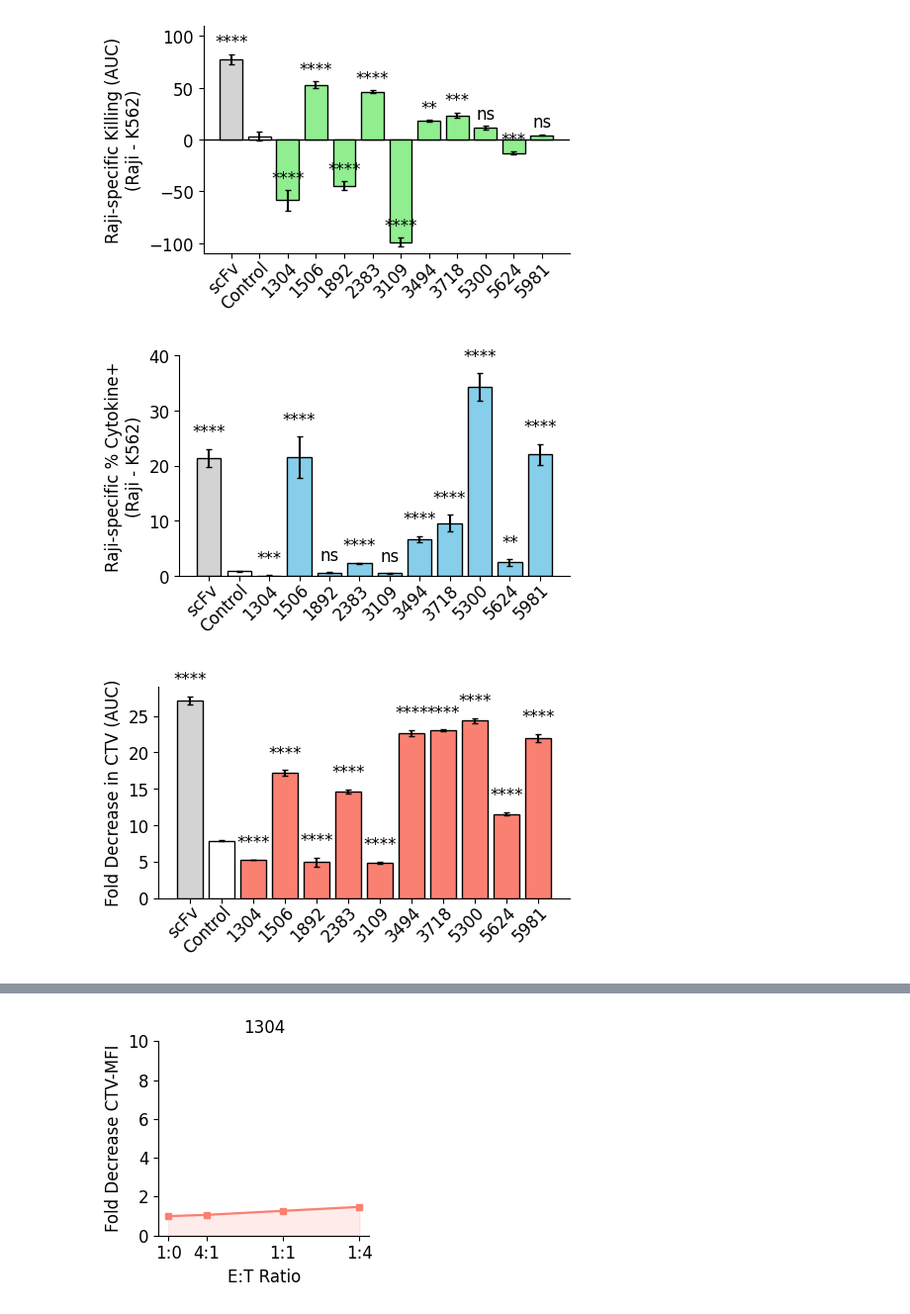
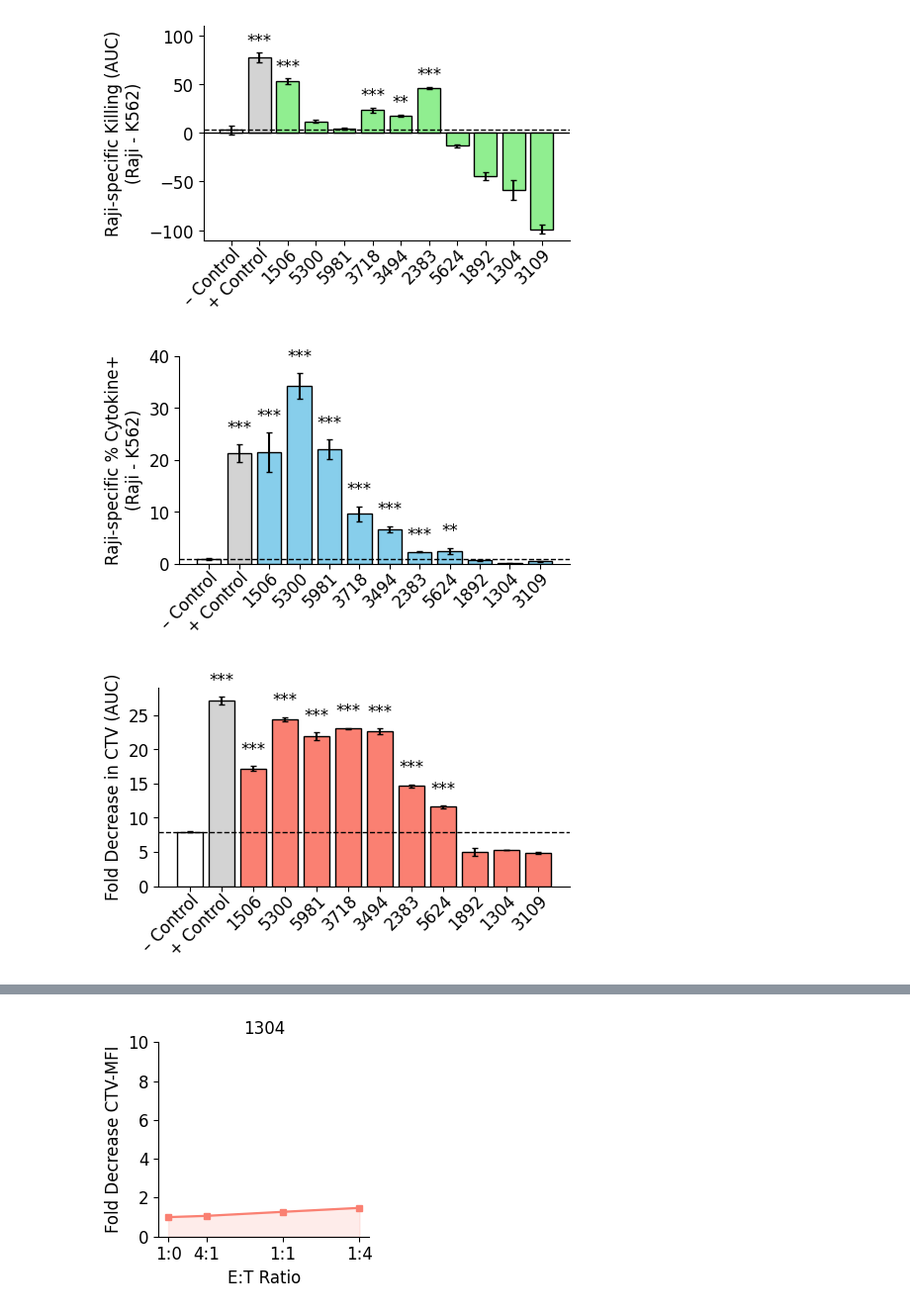
Before and after one commit to kosonocky/bits-to-binders, a Jupyter notebook: scripts/top_ten_plots.ipynb, the cells around one changed output, grey strips where cells are left out. Shown at 99% size. Saved outputs shown, nothing was run; the diff lists cells and outputs as text; code cells hidden in the pictures.

```diff
--- a/scripts/top_ten_plots.ipynb
+++ b/scripts/top_ten_plots.ipynb
@@ -63,6 +77,11 @@ plt.close()
 # %%
 df = pd.read_csv("../data/good/leah_indiv_data/leah_cytotoxicity-agg.csv")
-order = df["global_id"].astype(str).tolist()
+df["global_id"] = df["global_id"].astype(str)
+
+desired_order = ["Control", "scFv", "1506", "5300", "5981", "3718", "3494", "2383", "5624", "1892", "1304", "3109"]
+df = df.set_index("global_id").loc[desired_order].reset_index()
+order = df["global_id"].tolist()
+display_labels = ["– Control" if s == "Control" else "+ Control" if s == "scFv" else s for s in order]
 
 y = df["diff-avg"].to_numpy()
 yerr = df["diff-stderr"].to_numpy()
@@ -79,23 +98,22 @@ ax.bar(x, y, color=colors, edgecolor="black")
 ax.errorbar(x, y, yerr=yerr, fmt="none", ecolor="k", capsize=2, lw=1.5)
 
 ax.set_xticks(x)
-# shift a little bit toward center
-ax.set_xticklabels(order, rotation=45, ha="right", va="top", fontsize=12, rotation_mode="anchor")
+ax.set_xticklabels(display_labels, rotation=45, ha="right", va="top", fontsize=12, rotation_mode="anchor")
 ax.tick_params(axis="x", pad=0)
 ax.set_ylabel("Raji-specific Killing (AUC)\n(Raji - K562)", fontsize=12)
-# y lim -100 to 100
 ax.set_ylim(-110, 110)
 ax.axhline(0, color="0", linewidth=1, linestyle="-", zorder=0)
-# y tick 12
 ax.tick_params(axis="y", which="major", labelsize=12)
 ax.spines["top"].set_visible(False)
 ax.spines["right"].set_visible(False)
 
+# horizontal dotted line at the level of the negative control
+ctrl_idx = order.index("Control")
+ax.axhline(y[ctrl_idx], color="0", linewidth=1, linestyle="--", zorder=1)
+
 # -----------------------------
-# stats: one-sample test vs 0
+# stats: directional one-sided test (must be greater than Control)
 # -----------------------------
-ctrl_idx = order.index("Control")
-
 pvals = []
 for i in range(len(y)):
     if i == ctrl_idx:
@@ -104,7 +122,7 @@ for i in range(len(y)):
 
     se = np.sqrt(yerr[i]**2 + yerr[ctrl_idx]**2)
     z = (y[i] - y[ctrl_idx]) / se
-    p = 2 * (1 - norm.cdf(abs(z)))
+    p = 1 - norm.cdf(z)  # one-sided: significant only if greater than control
     pvals.append(p)
 
 pvals = np.array(pvals)
@@ -127,8 +145,6 @@ def bh_adjust(pvals):
 qvals = bh_adjust(pvals)
 
 def stars(q):
-    if q < 0.0001:
-        return "****"
     if q < 0.001:
         return "***"
     elif q < 0.01:
@@ -136,15 +152,13 @@ def stars(q):
     elif q < 0.05:
         return "*"
     else:
-        return "ns"
+        return ""
 
 ymax = (y + yerr).max()
 offset = 0.04 * ymax
 
 for xi, yi, ei, qi in zip(x, y, yerr, qvals):
     s = stars(qi)
-
-    # if control skip
     if xi == ctrl_idx:
         continue
     ax.text(
@@ -159,13 +173,18 @@ for xi, yi, ei, qi in zip(x, y, yerr, qvals):
 plt.tight_layout()
 plt.savefig("../results/top_ten_plots/agg_specific_killing_topten.png", bbox_inches="tight", dpi=300)
 
-# Bars show mean Raji-specific cytotoxicity AUC (Raji − K562) ± SE; significance stars denote BH-corrected two-sided z-tests comparing each construct to the negative control (ns, not significant; *, p < 0.05; **, p < 0.01; ***, p < 0.001; ****, p < 0.0001).
+# Bars show mean Raji-specific cytotoxicity AUC (Raji − K562) ± SE; significance stars denote BH-corrected one-sided z-tests (greater than negative control; ns, not significant; *, p < 0.05; **, p < 0.01; ***, p < 0.001).
 # %% [output]
-[figure, old version]
+[figure, new version]
 # %%
 df = pd.read_csv("../data/good/leah_indiv_data/leah_cytokine.csv")
+df["global_id"] = df["global_id"].astype(str)
 
-order = df["global_id"].astype(str).tolist()
+desired_order = ["Control", "scFv", "1506", "5300", "5981", "3718", "3494", "2383", "5624", "1892", "1304", "3109"]
+# desired_order = ["Control", "scFv", "1506", "5300", "5981", "3718", "3494", "2383", "5624", "1892", "1304", "3109"]
+df = df.set_index("global_id").loc[desired_order].reset_index()
+order = df["global_id"].tolist()
+display_labels = ["– Control" if s == "Control" else "+ Control" if s == "scFv" else s for s in order]
 
 no_cols = ["no_target-1", "no_target-2", "no_target-3"]
 raji_cols = ["vs_Raji-1", "vs_Raji-2", "vs_Raji-3"]
@@ -197,19 +216,20 @@ ax.bar(x, y, color=colors, edgecolor="black")
 ax.errorbar(x, y, yerr=yerr, fmt="none", ecolor="k", capsize=2, lw=1.5)
 
 ax.set_xticks(x)
-ax.set_xticklabels(order, rotation=45, ha="right", va="top", fontsize=12, rotation_mode="anchor")
+ax.set_xticklabels(display_labels, rotation=45, ha="right", va="top", fontsize=12, rotation_mode="anchor")
 ax.tick_params(axis="x", pad=0)
 
 ax.set_ylabel("Raji-specific % Cytokine+\n(Raji - K562)", fontsize=12)
-ax.set_ylim(0,40)
-# ax.axhline(0, color="0", linewidth=1, linestyle="-", zorder=0)
+ax.set_ylim(0, 40)
 ax.spines["top"].set_visible(False)
 ax.spines["right"].set_visible(False)
 ax.tick_params(axis="y", which="major", labelsize=12)
 
-# ---- stats vs negative control (Control) ----
+# horizontal dotted line at the level of the negative control
 ctrl_idx = order.index("Control")
+ax.axhline(y[ctrl_idx], color="0", linewidth=1, linestyle="--", zorder=1)
 
+# ---- stats vs negative control (directional: must be greater) ----
 pvals = []
 for i in range(len(y)):
     if i == ctrl_idx:
@@ -217,12 +237,11 @@ for i in range(len(y)):
         continue
     se = np.sqrt(yerr[i]**2 + yerr[ctrl_idx]**2)
     z = (y[i] - y[ctrl_idx]) / se
-    p = 2 * (1 - norm.cdf(abs(z)))
+    p = 1 - norm.cdf(z)  # one-sided
     pvals.append(p)
 pvals = np.asarray(pvals, dtype=float)
 
 qvals = bh_adjust(pvals)
-
 
 ymax = np.nanmax(y + yerr)
 offset = 0.04 * ymax if ymax != 0 else 0.5
@@ -235,12 +254,17 @@ for xi, yi, ei, qi in zip(x, y, yerr, qvals):
 plt.tight_layout()
 plt.savefig("../results/top_ten_plots/agg_specific_cytokine.png", bbox_inches="tight", dpi=300)
 
-# # Bars show mean cytokine-positive % in the vs-Raji condition ± SD (n = 3 technical replicates); significance stars denote BH-corrected two-sided Welch’s t-tests comparing each construct to the negative control (ns, not significant; *, p < 0.05; **, p < 0.01; ***, p < 0.001; ****, p < 0.0001).
+# Bars show mean cytokine-positive % in the vs-Raji condition ± SE; significance stars denote BH-corrected one-sided z-tests (greater than negative control; ns, not significant; *, p < 0.05; **, p < 0.01; ***, p < 0.001).
 # %% [output]
-[figure, old version]
+[figure, new version]
 # %%
 df = pd.read_csv("../data/good/leah_indiv_data/leah_ctv-exp-agg.csv")
-order = df["global_id"].astype(str).tolist()
+df["global_id"] = df["global_id"].astype(str)
+
+desired_order = ["Control", "scFv", "1506", "5300", "5981", "3718", "3494", "2383", "5624", "1892", "1304", "3109"]
+df = df.set_index("global_id").loc[desired_order].reset_index()
+order = df["global_id"].tolist()
+display_labels = ["– Control" if s == "Control" else "+ Control" if s == "scFv" else s for s in order]
 
 # -----------------------------
 # Proliferation (CTV-MFI AUC)
@@ -261,7 +285,7 @@ ax.bar(x, y, color=colors, edgecolor="black")
 ax.errorbar(x, y, yerr=se, fmt="none", ecolor="k", capsize=2, lw=1.5)
 
 ax.set_xticks(x)
-ax.set_xticklabels(order, rotation=45, ha="right", va="top", fontsize=12, rotation_mode="anchor")
+ax.set_xticklabels(display_labels, rotation=45, ha="right", va="top", fontsize=12, rotation_mode="anchor")
 ax.tick_params(axis="x", pad=0)
 ax.set_ylabel("Fold Decrease in CTV (AUC)", fontsize=12)
 
@@ -269,39 +293,43 @@ ax.spines["top"].set_visible(False)
 ax.spines["right"].set_visible(False)
 ax.tick_params(axis="y", which="major", labelsize=12)
 
-# stats vs Control using replicate values (Welch t approx via normal; BH across bars)
+# stats vs Control using replicate values (directional: must be greater)
 ctrl_idx = order.index("Control")
 ctrl_vals = df.loc[ctrl_idx, mfi_cols].to_numpy(dtype=float)
+
+# horizontal dotted line at the level of the negative control
+ctrl_y = float(np.mean(ctrl_vals))
+ax.axhline(ctrl_y, color="0", linewidth=1, linestyle="--", zorder=1)
 
 pvals = []
 for i in range(len(df)):
     if i == ctrl_idx:
         pvals.append(1.0)
         continue
     vals = df.loc[i, mfi_cols].to_numpy(dtype=float)
     m1, m0 = float(np.mean(vals)), float(np.mean(ctrl_vals))
     s1, s0 = float(np.std(vals, ddof=1)), float(np.std(ctrl_vals, ddof=1))
     n1, n0 = len(vals), len(ctrl_vals)
     se_diff = np.sqrt((s1**2)/n1 + (s0**2)/n0)
     z = (m1 - m0) / se_diff
-    pvals.append(2 * (1 - norm.cdf(abs(z))))
+    pvals.append(1 - norm.cdf(z))  # one-sided
 
 pvals = np.array(pvals)
 qvals = bh_adjust(pvals)
 
 ymax = (y + se).max()
 offset = 0.04 * ymax
 
 for xi, yi, ei, qi in zip(x, y, se, qvals):
     if xi == ctrl_idx:
         continue
     ax.text(xi, yi + ei + offset, stars(qi), ha="center", va="bottom", fontsize=12)
 
 plt.tight_layout()
 plt.savefig("../results/top_ten_plots/agg_ctv_mfi.png", bbox_inches="tight", dpi=300)
 
-# Bars show mean CTV MFI AUC ± SD (n = 3 technical replicates); significance stars denote BH-corrected two-sided Welch’s t-tests comparing each construct to the negative control (ns, not significant; *, p < 0.05; **, p < 0.01; ***, p < 0.001; ****, p < 0.0001).
+# Bars show mean CTV MFI AUC ± SE; significance stars denote BH-corrected one-sided z-tests (greater than negative control; ns, not significant; *, p < 0.05; **, p < 0.01; ***, p < 0.001).
 # %% [output]
-[figure, old version]
+[figure, new version]
 # %%
 df = pd.read_csv("../data/good/leah_indiv_data/leah_ctv-exp-agg.csv")
```
Also changed, not shown: parts of 3 cells of this notebook, 15 other files.
